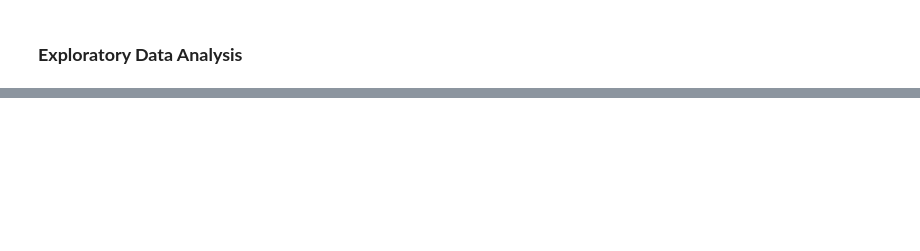
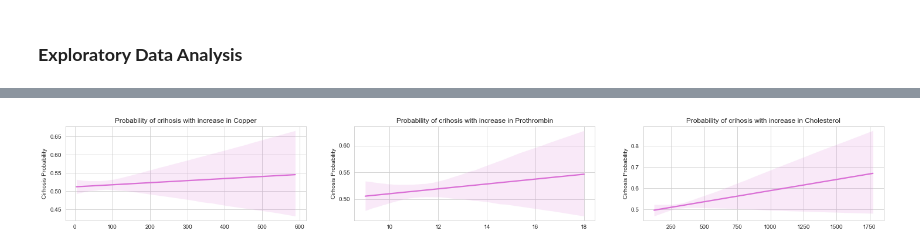
Before and after one commit to Barsha27/liver_desease_prediction, a Jupyter notebook: liver-disease-prediction.ipynb, the cells around one changed output, grey strips where cells are left out. Saved outputs shown, nothing was run; the diff lists cells and outputs as text; code cells hidden in the pictures; blank space fills up the shorter version.

```diff
--- a/liver-disease-prediction.ipynb
+++ b/liver-disease-prediction.ipynb
@@ -794,0 +282,20 @@ weighted avg       0.38      0.49      0.38      1329
+# %%
+# Lets deep dive and see the reg plot for them to see if there is any underlying correlation among the features and their stages
+def correlation_features1(cols, train):
+
+    plt.figure(figsize = (25,10))
+    n = 1
+    for i in range(len(cols)):
+        a = int(str(33) + str(n))
+        plt.subplot(a)
+        sns.regplot(x = train[cols[i]], y = train["Stage"], scatter = False, color = "orchid")
+        plt.tick_params(axis = "both", which = "both", bottom = False, top = False, left = False)
+        plt.xlabel("")
+        plt.ylabel("Cirhosis Probability")
+        plt.title("Probability of crihosis with increase in " + cols[i])
+        n+=1
+
+cols =  ['Copper', 'Prothrombin', 'Cholesterol']
+correlation_features1(cols, train)
+# %% [output]
+[figure, added]
```
Also changed, not shown: parts of 113 cells of this notebook.
